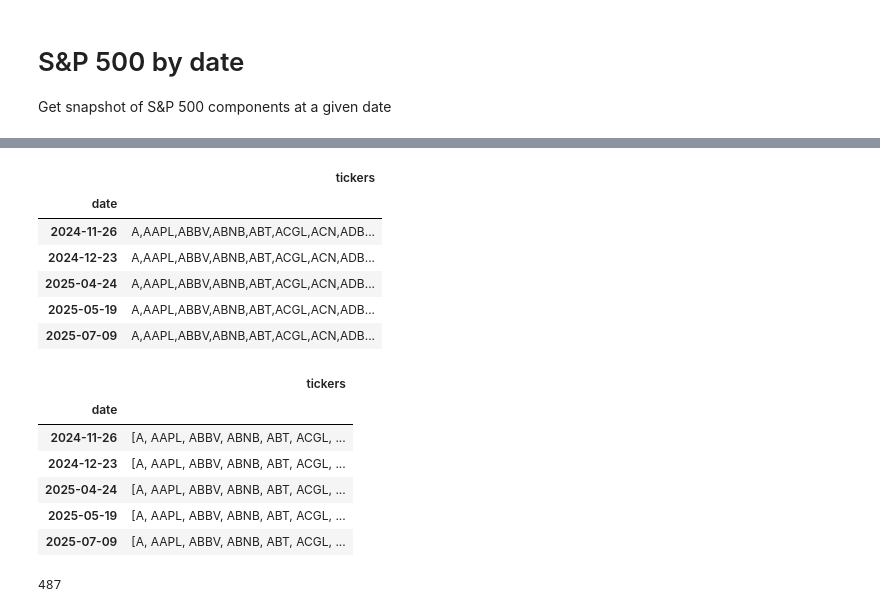
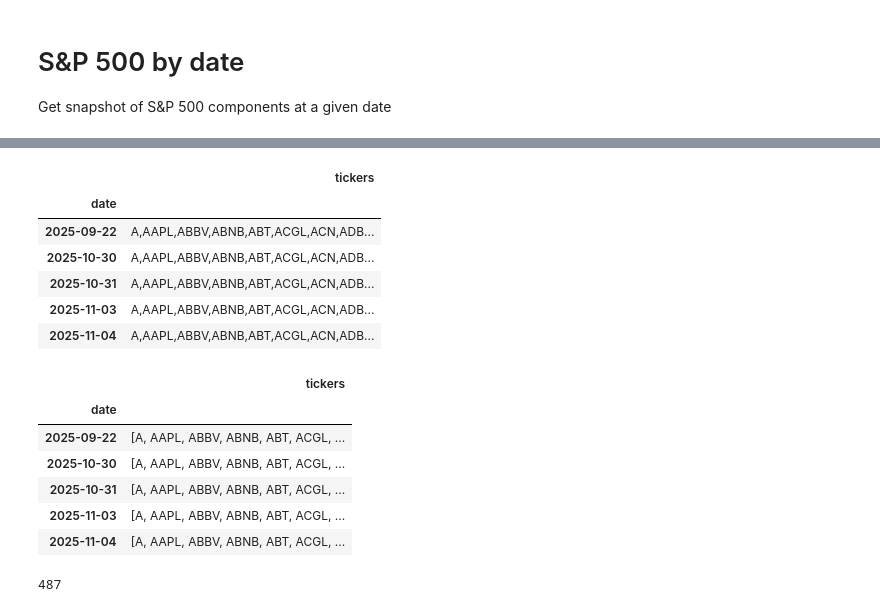
Before and after one commit to fja05680/sp500, a Jupyter notebook: sp500_by_date.ipynb, the cells around one changed output, grey strips where cells are left out. Cells and saved outputs as stored; diff of their text form; code cells hidden in the pictures.

```diff
--- a/sp500_by_date.ipynb
+++ b/sp500_by_date.ipynb
@@ -30,17 +30,17 @@ def get_table(filename):
         df = pd.read_csv(filename, index_col='date')
         return df
 # %%
-filename = 'S&P 500 Historical Components & Changes(07-12-2025).csv'
+filename = 'S&P 500 Historical Components & Changes(11-09-2025).csv'
 df = get_table(filename)
 df.tail()
 # %% [output]
 |  | tickers |
 | date |  |
-| 2024-11-26 | A,AAPL,ABBV,ABNB,ABT,ACGL,ACN,ADB... |
-| 2024-12-23 | A,AAPL,ABBV,ABNB,ABT,ACGL,ACN,ADB... |
-| 2025-04-24 | A,AAPL,ABBV,ABNB,ABT,ACGL,ACN,ADB... |
-| 2025-05-19 | A,AAPL,ABBV,ABNB,ABT,ACGL,ACN,ADB... |
-| 2025-07-09 | A,AAPL,ABBV,ABNB,ABT,ACGL,ACN,ADB... |
+| 2025-09-22 | A,AAPL,ABBV,ABNB,ABT,ACGL,ACN,ADB... |
+| 2025-10-30 | A,AAPL,ABBV,ABNB,ABT,ACGL,ACN,ADB... |
+| 2025-10-31 | A,AAPL,ABBV,ABNB,ABT,ACGL,ACN,ADB... |
+| 2025-11-03 | A,AAPL,ABBV,ABNB,ABT,ACGL,ACN,ADB... |
+| 2025-11-04 | A,AAPL,ABBV,ABNB,ABT,ACGL,ACN,ADB... |
 # %%
 # Convert ticker column from csv to list, then sort.
 df['tickers'] = df['tickers'].apply(lambda x: sorted(x.split(',')))
@@ -48,11 +48,11 @@ df.tail()
 # %% [output]
 |  | tickers |
 | date |  |
-| 2024-11-26 | [A, AAPL, ABBV, ABNB, ABT, ACGL, ... |
-| 2024-12-23 | [A, AAPL, ABBV, ABNB, ABT, ACGL, ... |
-| 2025-04-24 | [A, AAPL, ABBV, ABNB, ABT, ACGL, ... |
-| 2025-05-19 | [A, AAPL, ABBV, ABNB, ABT, ACGL, ... |
-| 2025-07-09 | [A, AAPL, ABBV, ABNB, ABT, ACGL, ... |
+| 2025-09-22 | [A, AAPL, ABBV, ABNB, ABT, ACGL, ... |
+| 2025-10-30 | [A, AAPL, ABBV, ABNB, ABT, ACGL, ... |
+| 2025-10-31 | [A, AAPL, ABBV, ABNB, ABT, ACGL, ... |
+| 2025-11-03 | [A, AAPL, ABBV, ABNB, ABT, ACGL, ... |
+| 2025-11-04 | [A, AAPL, ABBV, ABNB, ABT, ACGL, ... |
 # %%
 # Number of symbols in the first row.
 l = list(df['tickers'].head(1))[0]
```
Also changed, not shown: parts of 1 cell of this notebook, 7 other files.
